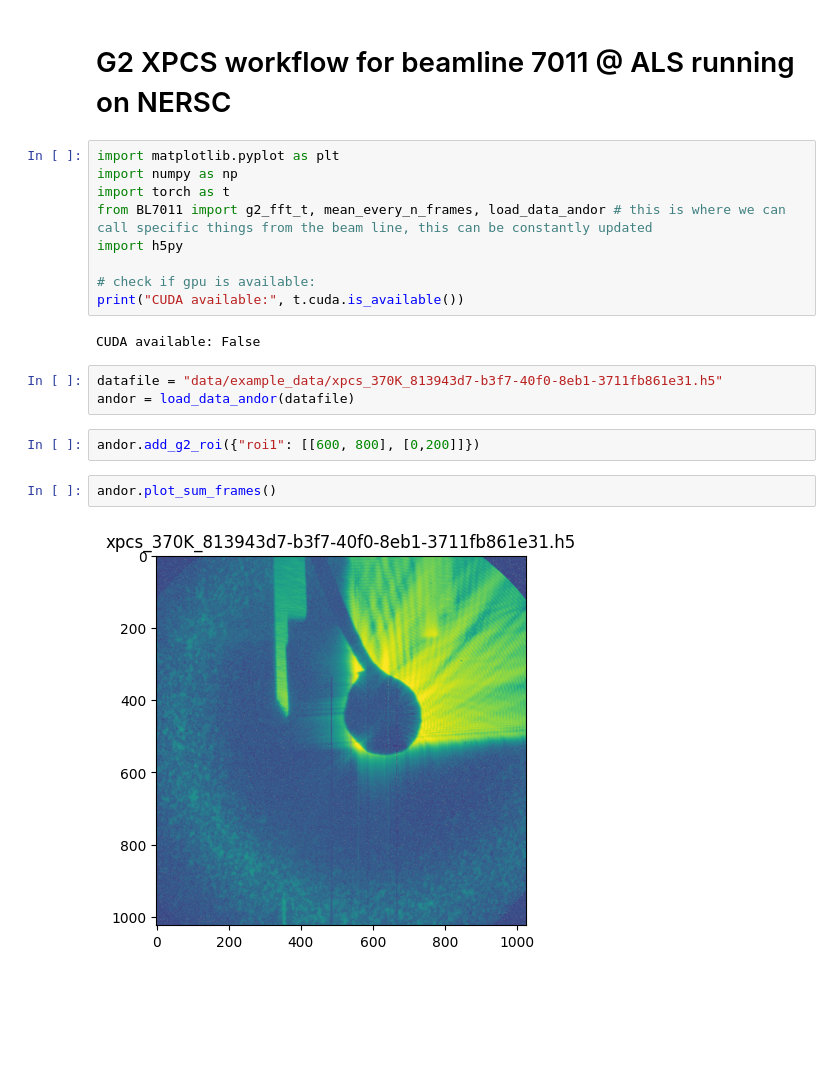
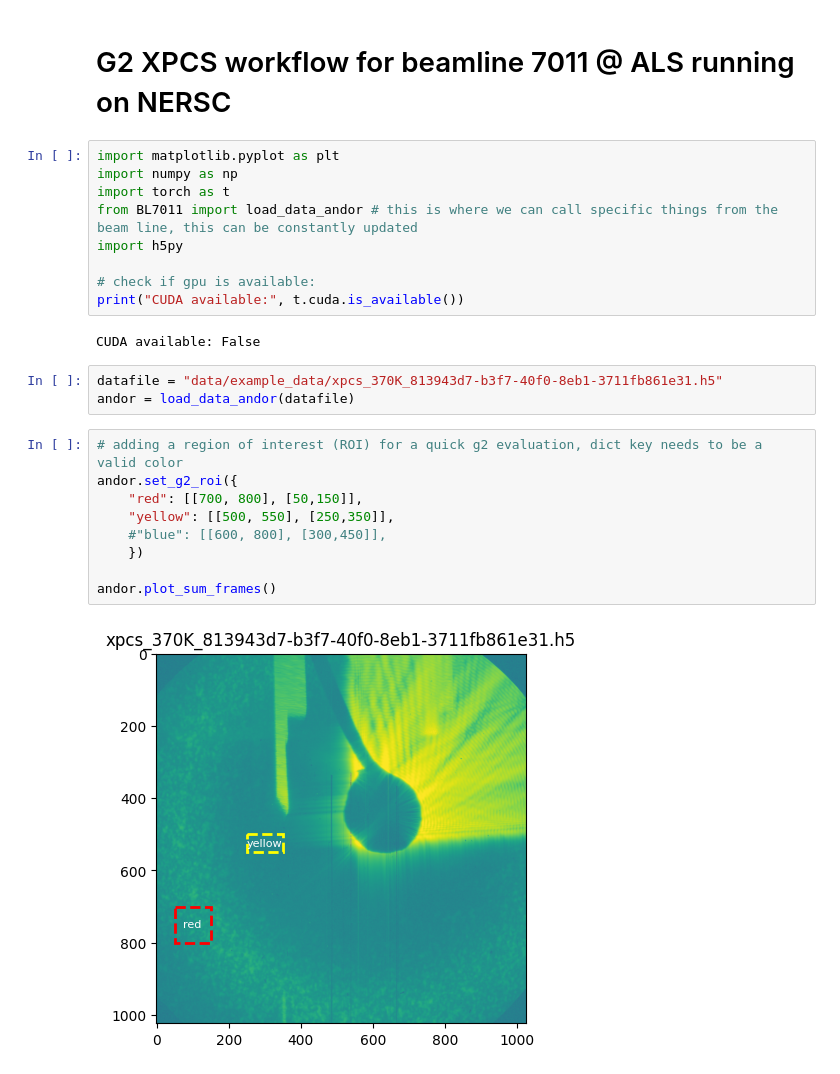
Before and after one commit to gnzng/bl7011_workflow_nersc, a Jupyter notebook: bl7011_workflow.ipynb, the cells around one changed output. Drawn from its saved outputs; the diff is of its cells as text; blank space fills up the shorter version.

```diff
--- a/bl7011_workflow.ipynb
+++ b/bl7011_workflow.ipynb
@@ -4,7 +4,7 @@
 import matplotlib.pyplot as plt
 import numpy as np
 import torch as t
-from BL7011 import g2_fft_t, mean_every_n_frames, load_data_andor # this is where we can call specific things from the beam line, this can be constantly updated
+from BL7011 import load_data_andor # this is where we can call specific things from the beam line, this can be constantly updated
 import h5py
 
 # check if gpu is available:
@@ -15,11 +15,16 @@ CUDA available: False
 datafile = "data/example_data/xpcs_370K_813943d7-b3f7-40f0-8eb1-3711fb861e31.h5"
 andor = load_data_andor(datafile)
 # %%
-andor.add_g2_roi({"roi1": [[600, 800], [0,200]]})
+# adding a region of interest (ROI) for a quick g2 evaluation, dict key needs to be a valid color
+andor.set_g2_roi({
+    "red": [[700, 800], [50,150]],
+    "yellow": [[500, 550], [250,350]],
+    #"blue": [[600, 800], [300,450]],
+    })
+
+andor.plot_sum_frames()
+# %% [output]
+[figure, added]
-# %%
-andor.plot_sum_frames()
-# %% [output]
-[figure, removed]
 # %%
 andor.plot_complete_overview()
 # %% [output]
```
Also changed, not shown: parts of 1 cell of this notebook, 1 other file.
